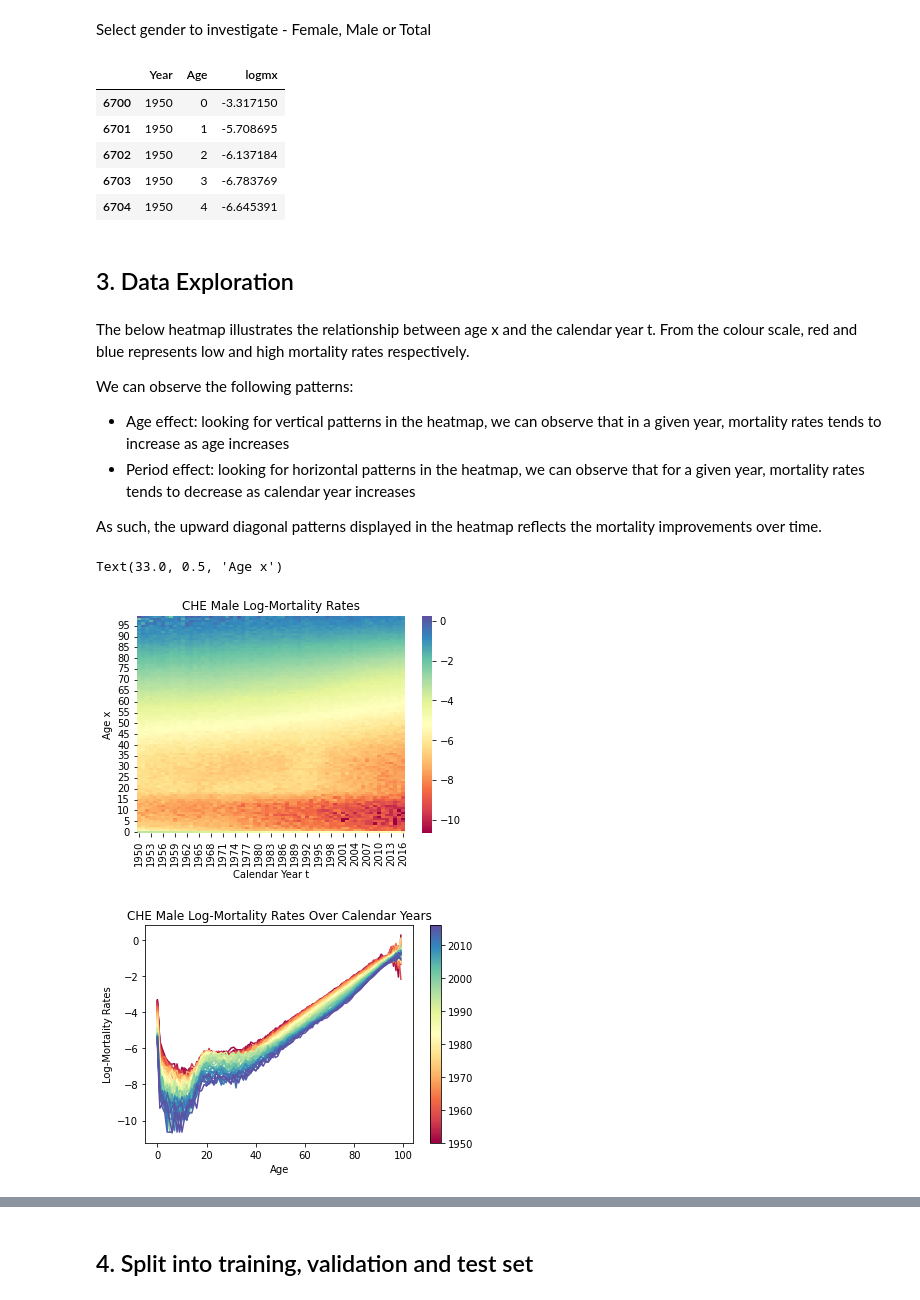
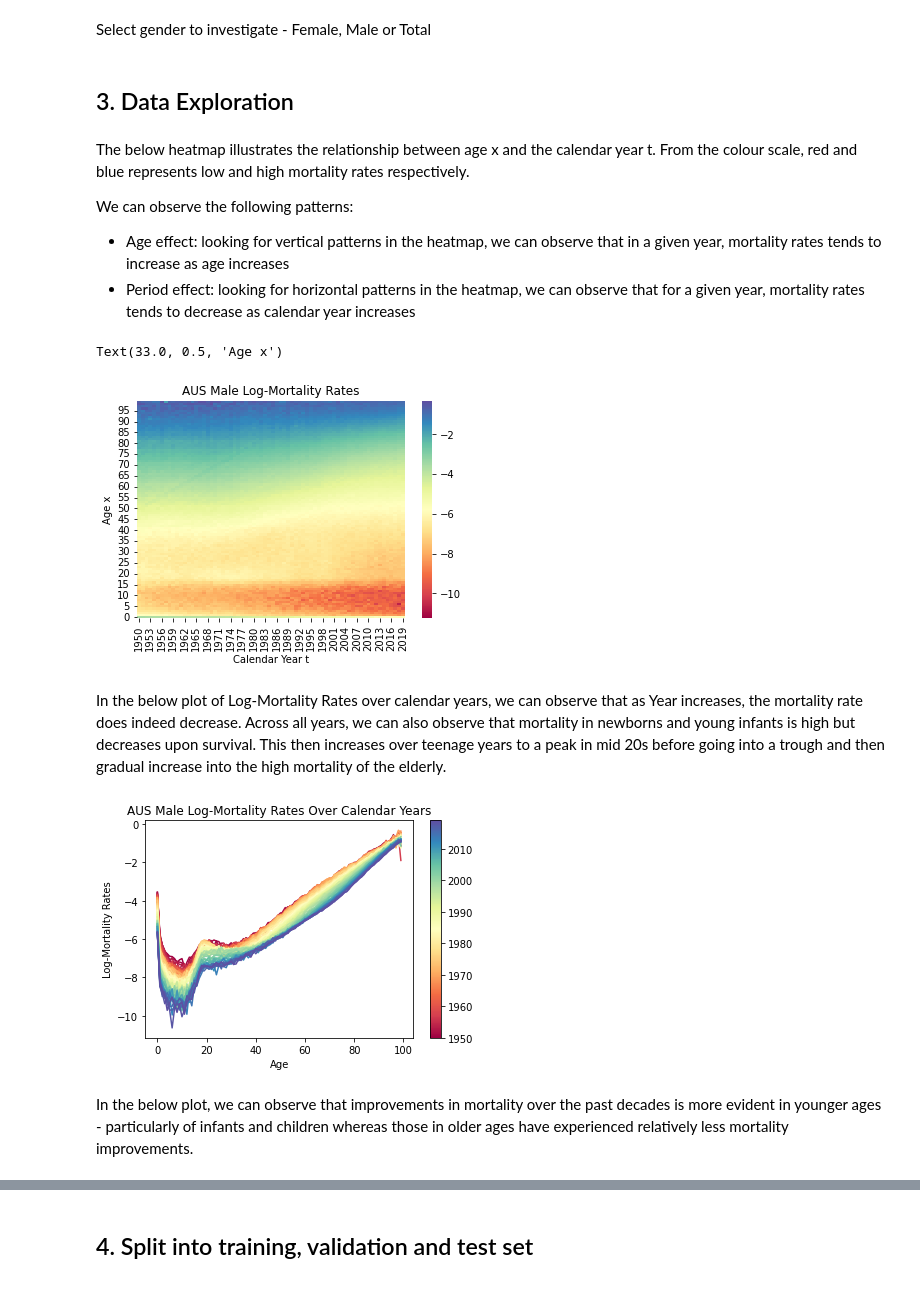
Before and after one commit to kchu1711/actl3143, a Jupyter notebook: assignment/assignment.ipynb, the cells around one changed output, grey strips where cells are left out. Saved outputs shown, nothing was run; the diff lists cells and outputs as text; code cells hidden in the pictures.

```diff
--- a/assignment/assignment.ipynb
+++ b/assignment/assignment.ipynb
@@ -40,7 +40,7 @@ Steps before importing csv into Python:
 3. Open in Excel and convert to CSV using " " delimiter
 4. Add headers back in
 # %%
-country = 'CHE'
+country = 'AUS'
 gender = 'Male'
 
 all_mort = pd.read_csv(f"{country}_mort.csv")
@@ -95,16 +91,13 @@ Pre-processing steps were then applied so that the data is in the proper format
 - Select ages to be of values between 0 to 99 years
 - Create *logmx* column which is the log of the mx column
 # %%
-#keep rows where year is between 1950 and 2016 and age is between 0 and 100
+#keep rows where year is within range and age is between 0 and 100
 all_mort = all_mort[(all_mort['Year'] >= 1950)
                     & (all_mort['Age'] >= 0) & (all_mort['Age'] < 100)
                     ]
 
 #log mx
 all_mort['logmx'] = np.log(all_mort['mx'])
-
-#drop mx colummn
-all_mort.drop(columns = ['mx'], inplace=True)
 # %% [markdown]
 After cleaning, there are no null values and all features are of expected type.
 # %%
@@ -136,14 +120,6 @@ all_mort.head()
 Select gender to investigate - Female, Male or Total
 # %%
 gender_mort = all_mort[all_mort['Gender'] == gender].drop(columns = ['Gender'])
-gender_mort.head()
-# %% [output]
-|  | Year | Age | logmx |
-| 6700 | 1950 | 0 | -3.317150 |
-| 6701 | 1950 | 1 | -5.708695 |
-| 6702 | 1950 | 2 | -6.137184 |
-| 6703 | 1950 | 3 | -6.783769 |
-| 6704 | 1950 | 4 | -6.645391 |
 # %% [markdown]
 ## 3. Data Exploration
 # %% [markdown]
@@ -152,18 +128,16 @@ The below heatmap illustrates the relationship between age x and the calendar ye
 We can observe the following patterns:
 - Age effect: looking for vertical patterns in the heatmap, we can observe that in a given year, mortality rates tends to increase as age increases
 - Period effect: looking for horizontal patterns in the heatmap, we can observe that for a given year, mortality rates tends to decrease as calendar year increases
-
-As such, the upward diagonal patterns displayed in the heatmap reflects the mortality improvements over time.
 # %%
 # find min value and max value to set the scale of the label to be consistent between male and female
 minvalue = all_mort.logmx.min().min()
 maxvalue = all_mort.logmx.max().max()
 
 # pivot data to acceptable form for heatmap
-heatmap_data = pd.pivot_table(gender_mort, values = 'logmx', index = 'Age', columns = 'Year')
+plot_data = pd.pivot_table(gender_mort, values = 'logmx', index = 'Age', columns = 'Year')
 
 # plot heatmap
-heatmap = sns.heatmap(data = heatmap_data,vmin = minvalue, vmax = maxvalue, cmap = "Spectral").invert_yaxis()
+heatmap = sns.heatmap(data = plot_data,vmin = minvalue, vmax = maxvalue, cmap = "Spectral").invert_yaxis()
 
 # add title and labels
 plt.title(f"{country} {gender} Log-Mortality Rates")
@@ -171,28 +145,33 @@ plt.xlabel('Calendar Year t')
 plt.ylabel('Age x')
 # %% [output]
 Text(33.0, 0.5, 'Age x')
-[figure, old version]
+[figure, new version]
+# %% [markdown]
+In the below plot of Log-Mortality Rates over calendar years, we can observe that as Year increases, the mortality rate does indeed decrease.
+Across all years, we can also observe that mortality in newborns and young infants is high but decreases upon survival. This then increases over teenage years to a peak in mid 20s before going into a trough and then gradual increase into the high mortality of the elderly.
 # %%
 # setup the normalization and the colormap
-normalize = mcolors.Normalize(vmin=heatmap_data.columns.min(), vmax=heatmap_data.columns.max())
+normalize = mcolors.Normalize(vmin=plot_data.columns.min(), vmax=plot_data.columns.max())
 colormap = cm.Spectral
 
 # plot
-for n in heatmap_data.columns:
-    plt.plot(heatmap_data[n], color=colormap(normalize(n)))
+for n in plot_data.columns:
+    plt.plot(plot_data[n], color=colormap(normalize(n)))
 
 # setup the colorbar
 scalarmappaple = cm.ScalarMappable(norm=normalize, cmap=colormap)
-scalarmappaple.set_array(heatmap_data.columns)
+scalarmappaple.set_array(plot_data.columns)
 plt.colorbar(scalarmappaple)
 
 # add axis labs
 plt.title(f"{country} {gender} Log-Mortality Rates Over Calendar Years")
 plt.xlabel('Age')
 plt.ylabel('Log-Mortality Rates')
 
 # show the figure
 plt.show()
 # %% [output]
-[figure, old version]
+[figure, new version]
+# %% [markdown]
+In the below plot, we can observe that improvements in mortality over the past decades is more evident in younger ages - particularly of infants and children whereas those in older ages have experienced relatively less mortality improvements.
 # %%
```
Also changed, not shown: parts of 37 cells of this notebook.
